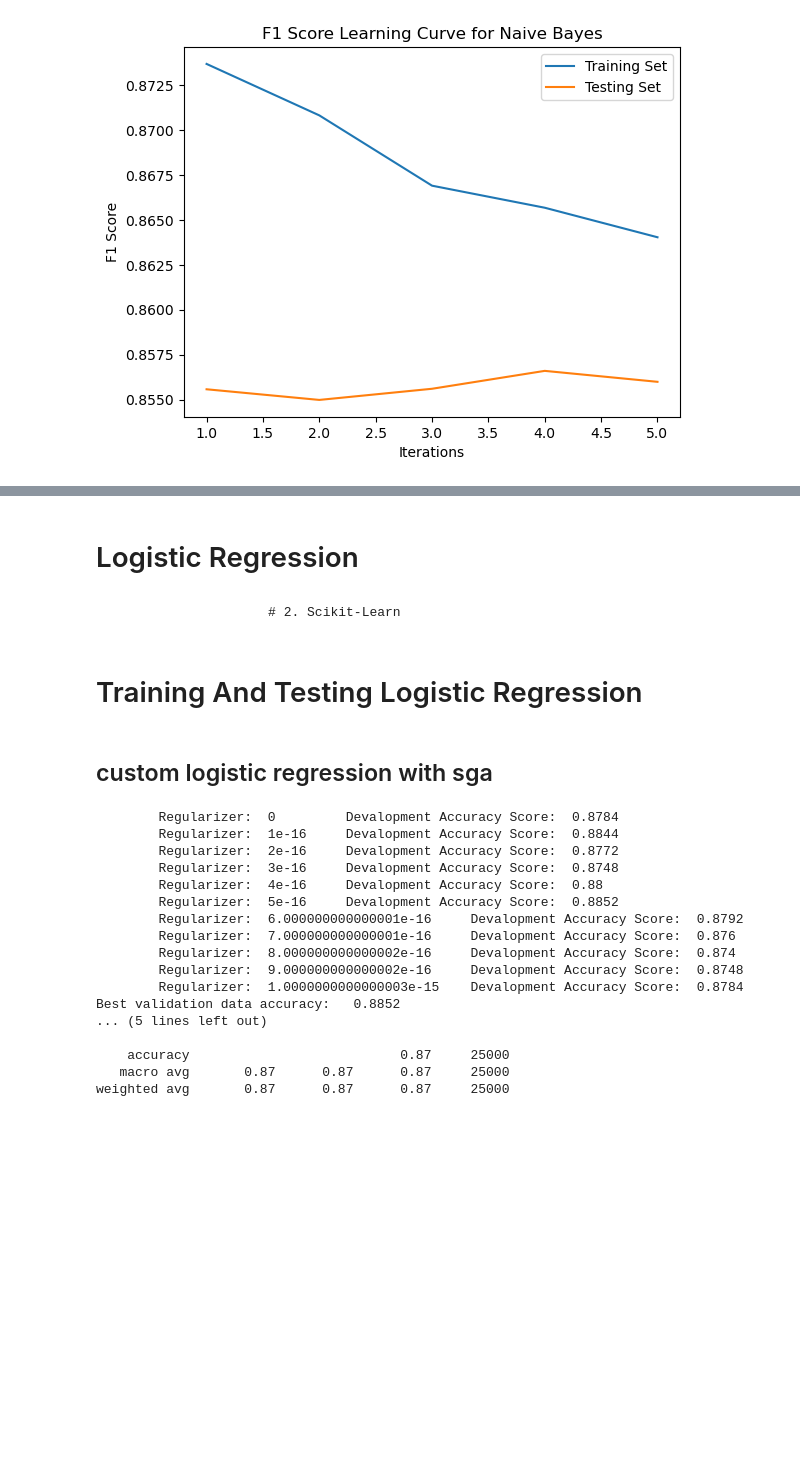
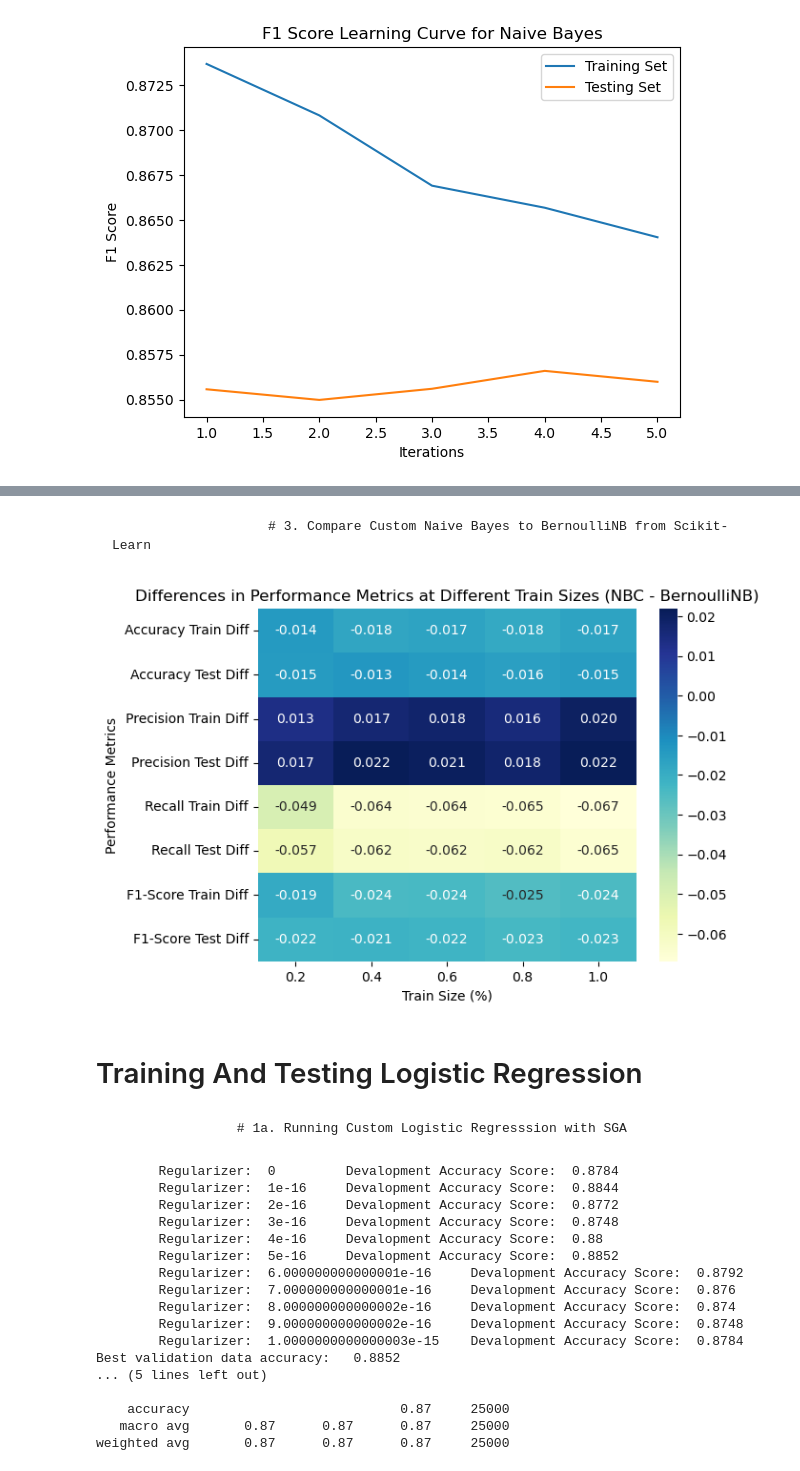
Before and after one commit to GwgwP/AI-Projects, a Jupyter notebook: secondProject/second_project.ipynb, the cells around one changed output, grey strips where cells are left out. Cells and saved outputs as stored; diff of their text form; code cells hidden in the pictures; blank space fills up the shorter version.

```diff
--- a/secondProject/second_project.ipynb
+++ b/secondProject/second_project.ipynb
@@ -628,2 +563,0 @@ weighted avg       0.85      0.85      0.85     25000
-# %% [markdown]
-# Logistic Regression
@@ -732,2 +563,0 @@ class CustomLogisticRegression():
-# %% [markdown]
-                        # 2. Scikit-Learn
@@ -765,7 +564,23 @@ def find_regularizer(_x_train, _x_val, _y_train, _y_val):
+# %% [markdown]
+                        # 3. Compare Custom Naive Bayes to BernoulliNB from Scikit-Learn
+# %%
+make_comparisons(
+    (training_accuracy_list, testing_accuracy_list,
+     training_precision_list, testing_precision_list,
+     training_recall_list, testing_recall_list,
+     training_f1_list, testing_f1_list),
+    (nb_training_accuracy_list, nb_testing_accuracy_list,
+     nb_training_precision_list, nb_testing_precision_list,
+     nb_training_recall_list, nb_testing_recall_list,
+     nb_training_f1_list, nb_testing_f1_list),
+    train_sizes, n_splits=5
+)
+# %% [output]
+[figure, added]
 # %% [markdown]
 # Training And Testing Logistic Regression
-# %% [markdown]
-## custom logistic regression with sga
+# %% [markdown]
+                    # 1a. Running Custom Logistic Regresssion with SGA
 # %%
 x_train_part, x_val_part, y_train_part, y_val_part = train_test_split(x_train_binary, y_train, test_size=0.1)
 
```
Also changed, not shown: parts of 38 cells of this notebook.
